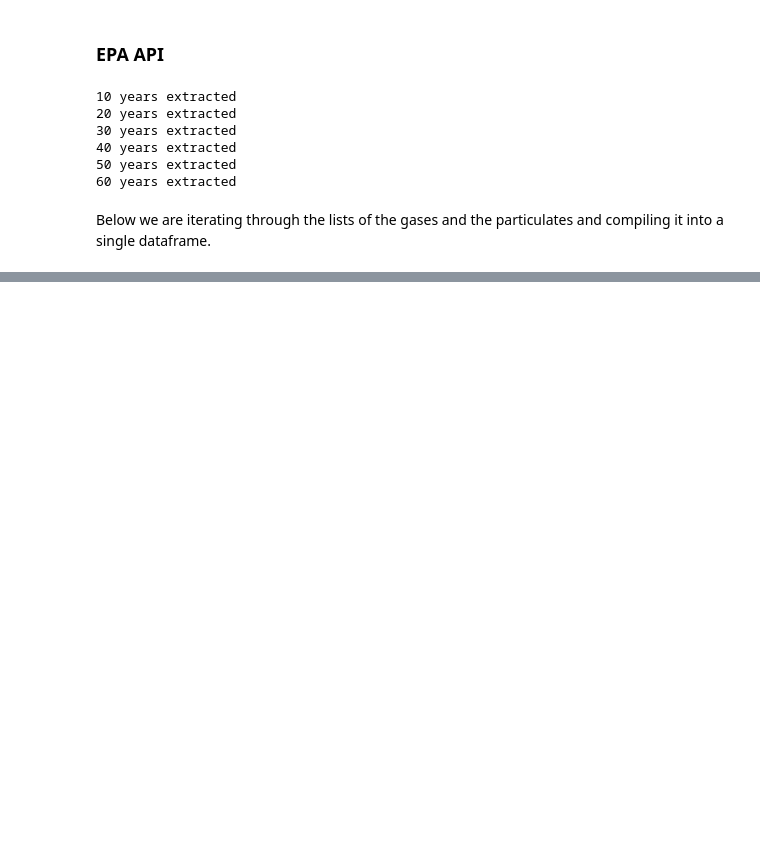
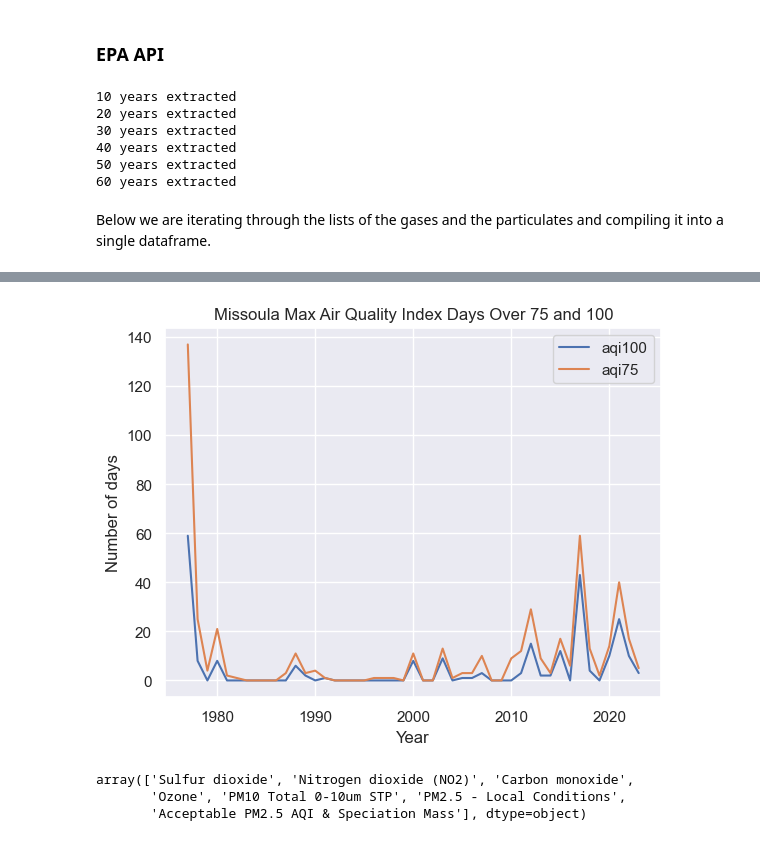
Before and after one commit to evanyfyip/us-wildfire-analysis, a Jupyter notebook: notebooks/get_aqi_data.ipynb, the cells around one changed output, grey strips where cells are left out. Drawn from its saved outputs; the diff is of its cells as text; code cells hidden in the pictures; blank space fills up the shorter version.

```diff
--- a/notebooks/get_aqi_data.ipynb
+++ b/notebooks/get_aqi_data.ipynb
@@ -253,0 +297,16 @@ avg_aqi_per_year.to_csv('../data_intermediate/avg_aqi_per_year2.csv')
+# %%
+plt.plot(aqi100['year'], aqi100['aqi100'], label='aqi100')
+plt.plot(aqi75['year'], aqi75['aqi75'], label='aqi75')
+plt.legend()
+plt.title("Missoula Max Air Quality Index Days Over 75 and 100")
+plt.xlabel("Year")
+plt.ylabel("Number of days")
+plt.show()
+# %% [output]
+[figure, added]
+# %%
+aqi_df['parameter'].unique()
+# %% [output]
+array(['Sulfur dioxide', 'Nitrogen dioxide (NO2)', 'Carbon monoxide',
+       'Ozone', 'PM10 Total 0-10um STP', 'PM2.5 - Local Conditions',
+       'Acceptable PM2.5 AQI & Speciation Mass'], dtype=object)
```
Also changed, not shown: parts of 7 cells of this notebook, 11 other files.
